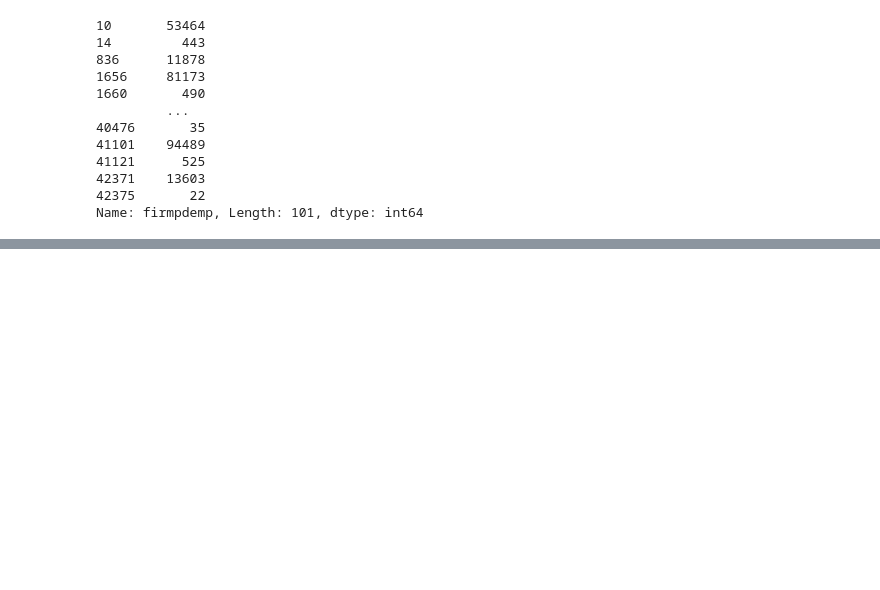
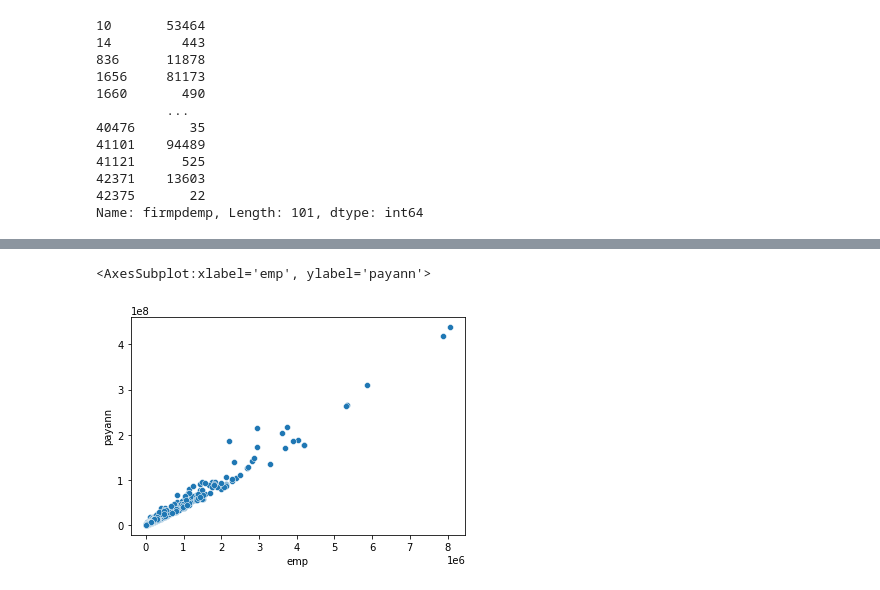
Before and after one commit to jedc4xer/abs_group_assessment, a Jupyter notebook: jeds_visualizations.ipynb, the cells around one changed output, grey strips where cells are left out. Drawn from its saved outputs; the diff is of its cells as text; code cells hidden in the pictures; blank space fills up the shorter version.

```diff
--- a/jeds_visualizations.ipynb
+++ b/jeds_visualizations.ipynb
@@ -271,0 +328,5 @@ tech_subset.head(2)
+# %%
+sns.scatterplot(data = tech_subset, x = 'emp', y = 'payann')
+# %% [output]
+<AxesSubplot:xlabel='emp', ylabel='payann'>
+[figure, added]
```
Also changed, not shown: parts of 11 cells of this notebook, 1 other file.
